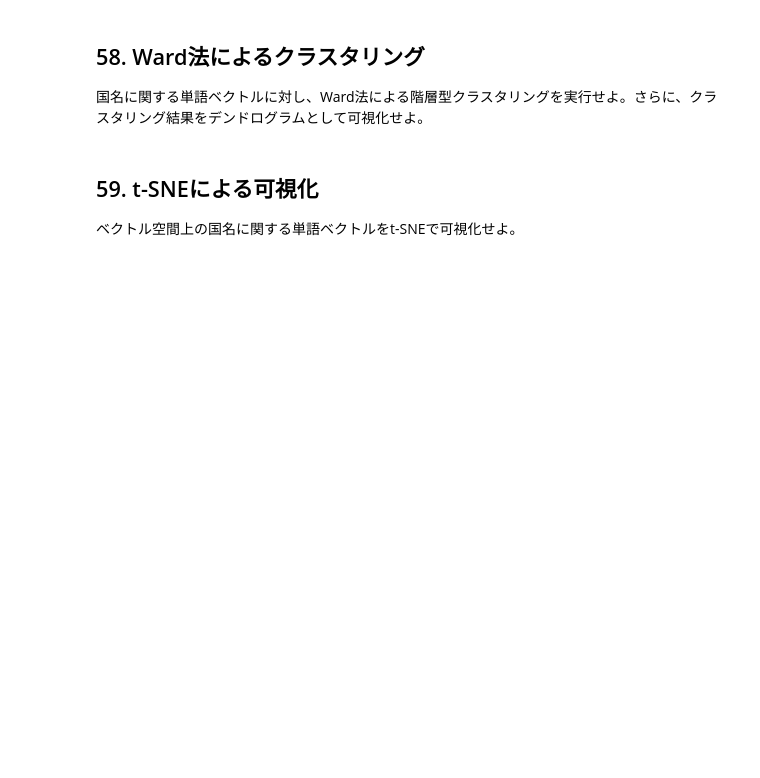
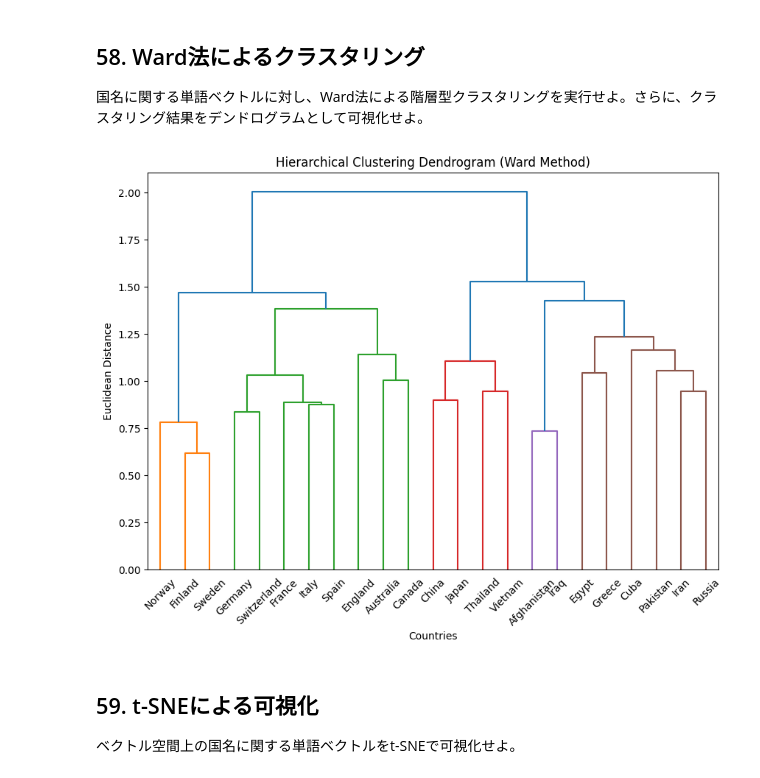
Before and after one commit to Tomhack24/my_nlp100_2025, a Jupyter notebook: ja/ch06.ipynb, the cells around one changed output. Drawn from its saved outputs; the diff is of its cells as text; code cells hidden in the pictures; blank space fills up the shorter version.

```diff
--- a/ja/ch06.ipynb
+++ b/ja/ch06.ipynb
@@ -136,6 +426,43 @@ questions-words.txt 100%[===================>] 589.80K  --.-KB/s    in 0.006s
 ## 58. Ward法によるクラスタリング
 
 国名に関する単語ベクトルに対し、Ward法による階層型クラスタリングを実行せよ。さらに、クラスタリング結果をデンドログラムとして可視化せよ。
+# %%
+import numpy as np
+import matplotlib.pyplot as plt
+from scipy.cluster.hierarchy import linkage, dendrogram
+from sklearn.preprocessing import normalize
+
+# 国名リストからベクトルを取得
+country_vectors = []
+for country in country_list:
+    if country in wv:  # モデルに単語が含まれている場合のみ
+        country_vectors.append(wv[country])
+    else:
+        # モデルに国名がない場合は、適当な処理（例えば、ゼロベクトルにするなど）を追加
+        country_vectors.append(np.zeros(wv.vector_size))
+
+# numpy配列に変換
+country_vectors = np.array(country_vectors)
+
+# ベクトルを正規化（任意）
+country_vectors_normalized = normalize(country_vectors)
+
+# Ward法による階層型クラスタリング
+linked = linkage(country_vectors_normalized, method='ward')
+
+# デンドログラムをプロット
+plt.figure(figsize=(10, 7))
+dendrogram(linked, labels=country_list, orientation='top', distance_sort='ascending', show_leaf_counts=True)
+
+# タイトルとラベル
+plt.title('Hierarchical Clustering Dendrogram (Ward Method)')
+plt.xlabel('Countries')
+plt.ylabel('Euclidean Distance')
+
+# プロットを表示
+plt.show()
+# %% [output]
+[figure, added]
 # %% [markdown]
 ## 59. t-SNEによる可視化
 
```
Also changed, not shown: parts of 10 cells of this notebook.
